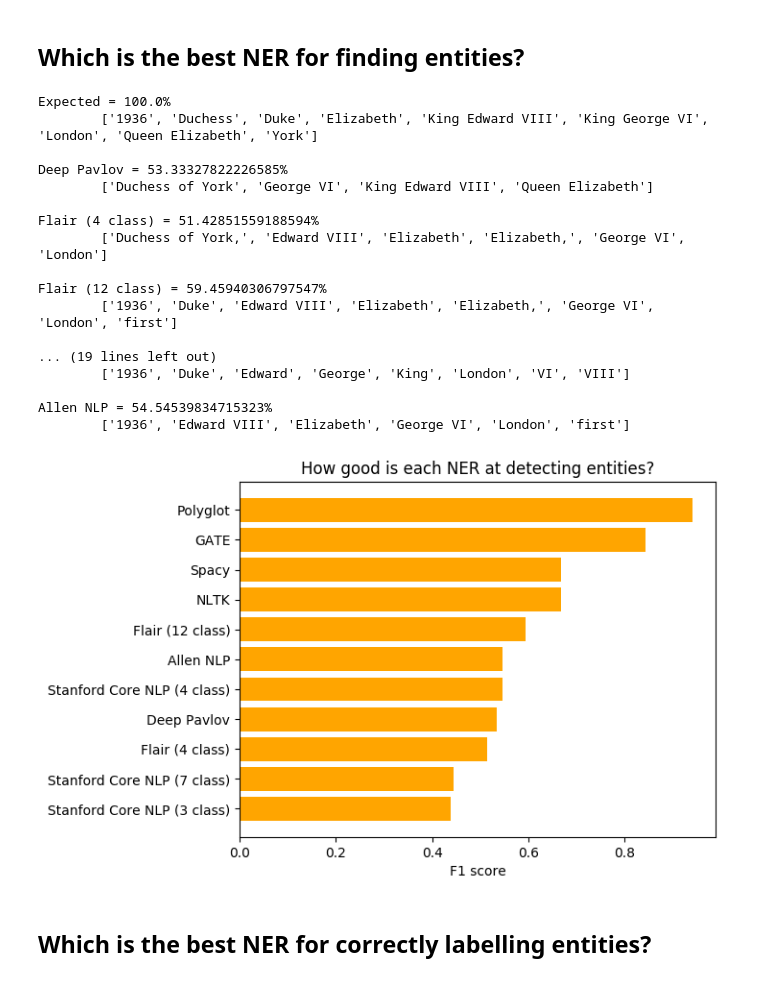
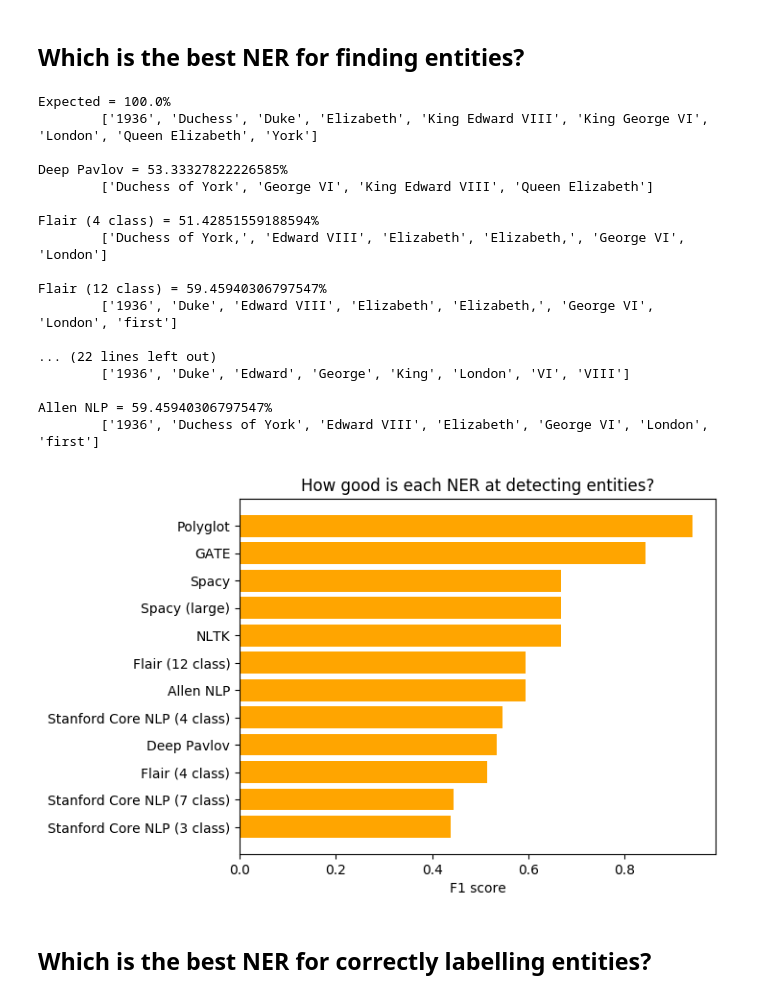
Before and after one commit to mohammedterry/NLP_for_ML, a Jupyter notebook: NER.ipynb, the cells around one changed output. Cells and saved outputs as stored; diff of their text form; code cells hidden in the pictures.

```diff
--- a/NER.ipynb
+++ b/NER.ipynb
@@ -15,0 +93,6 @@ The Matrix is a 1999 science fiction action film written and directed by The Wac
+# %%
+!python3 -m spacy download en_core_web_lg
+sp_lg = spacy.load('en_core_web_lg')
+# %%
+def spacy_large_ner(document):
+  return {(ent.text.strip(), ent.label_) for ent in sp_lg(document).ents}
@@ -604,6 +418,12 @@ spacy_end = time.time()
 spacy_time = spacy_end - spacy_start
 print(f"Spacy = {spacy_time}s")
 
+spacy_start = time.time()
+Y_spacy_lg = spacy_large_ner(test["text"])
+spacy_end = time.time()
+spacy_lg_time = spacy_end - spacy_start
+print(f"Spacy (large) = {spacy_lg_time}s")
+
 allen_start = time.time()
 Y_allen = allennlp_ner(test["text"])
 allen_end = time.time()
@@ -672,6 +493,7 @@ expected_entities = {entity for entities in test["entities"].values() for entity
 gate_entities = {entity.replace('(male)','').replace('(female)','').strip() for entity,_ in Y_gate}
 polyglot_entities = {entity for entity,_ in Y_polyglot}
 spacy_entities = {entity for entity,_ in Y_spacy}
+spacy_lg_entities = {entity for entity,_ in Y_spacy_lg}
 nltk_entities = {entity for entity,_ in Y_nltk}
 allen_entities = {entity for entity,_ in Y_allen}
 stanford_entities1 = {entity for entity,_ in Y_stanford1}
@@ -694,6 +516,8 @@ f1_poly = f1_score(expected_entities, polyglot_entities)
 print(f"Polyglot = {f1_poly*100}%\n\t{sorted(polyglot_entities)}\n")
 f1_spacy = f1_score(expected_entities, spacy_entities)
 print(f"Spacy = {f1_spacy*100}%\n\t{sorted(spacy_entities)}\n")
+f1_spacy_lg = f1_score(expected_entities, spacy_lg_entities)
+print(f"Spacy (large) = {f1_spacy_lg*100}%\n\t{sorted(spacy_lg_entities)}\n")
 f1_nltk = f1_score(expected_entities, nltk_entities)
 print(f"NLTK = {f1_nltk*100}%\n\t{sorted(nltk_entities)}\n")
 f1_stanford1 = f1_score(expected_entities, stanford_entities1)
@@ -717,32 +541,32 @@ Flair (4 class) = 51.42851559188594%
 Flair (12 class) = 59.45940306797547%
         ['1936', 'Duke', 'Edward VIII', 'Elizabeth', 'Elizabeth,', 'George VI', 'London', 'first']
 
-... (19 lines left out)
+... (22 lines left out)
         ['1936', 'Duke', 'Edward', 'George', 'King', 'London', 'VI', 'VIII']
 
-Allen NLP = 54.54539834715323%
-        ['1936', 'Edward VIII', 'Elizabeth', 'George VI', 'London', 'first']
+Allen NLP = 59.45940306797547%
+        ['1936', 'Duchess of York', 'Edward VIII', 'Elizabeth', 'George VI', 'London', 'first']
 # %%
 import matplotlib.pyplot as plt
 import numpy as np
 
 plt.rcdefaults()
 fig, ax = plt.subplots()
 
-ners = ('Polyglot', 'GATE', 'Spacy', 'NLTK', 'Flair (12 class)', 'Allen NLP', 'Stanford Core NLP (4 class)', 'Deep Pavlov', 'Flair (4 class)', 'Stanford Core NLP (7 class)', 'Stanford Core NLP (3 class)')
-performance = [f1_poly, f1_gate, f1_spacy, f1_nltk, f1_flair12, f1_allen, f1_stanford2, f1_deeppavlov, f1_flair4, f1_stanford3, f1_stanford1]
+ners = ('Polyglot', 'GATE', 'Spacy', 'Spacy (large)', 'NLTK', 'Flair (12 class)', 'Allen NLP', 'Stanford Core NLP (4 class)', 'Deep Pavlov', 'Flair (4 class)', 'Stanford Core NLP (7 class)', 'Stanford Core NLP (3 class)')
+performance = [f1_poly, f1_gate, f1_spacy, f1_spacy_lg, f1_nltk, f1_flair12, f1_allen, f1_stanford2, f1_deeppavlov, f1_flair4, f1_stanford3, f1_stanford1]
 y_pos = np.arange(len(ners))
 
 ax.barh(y_pos, performance, align='center', color='orange', ecolor='black')
 ax.set_yticks(y_pos)
 ax.set_yticklabels(ners)
 ax.invert_yaxis()
 ax.set_xlabel('F1 score')
 ax.set_title('How good is each NER at detecting entities?')
 
 plt.show()
 # %% [output]
-[figure, old version]
+[figure, new version]
 # %% [markdown]
 ## Which is the best NER for correctly labelling entities?
 # %%
```
Also changed, not shown: parts of 42 cells of this notebook.
